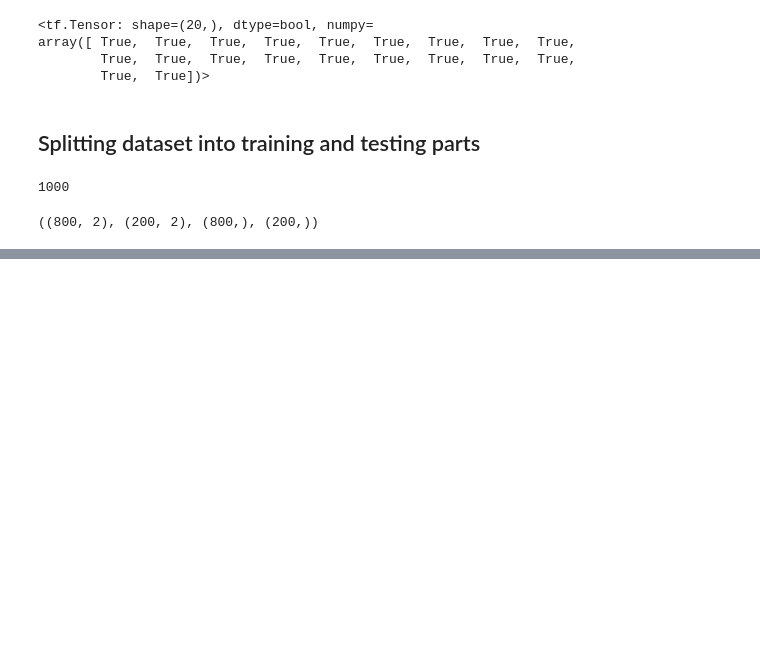
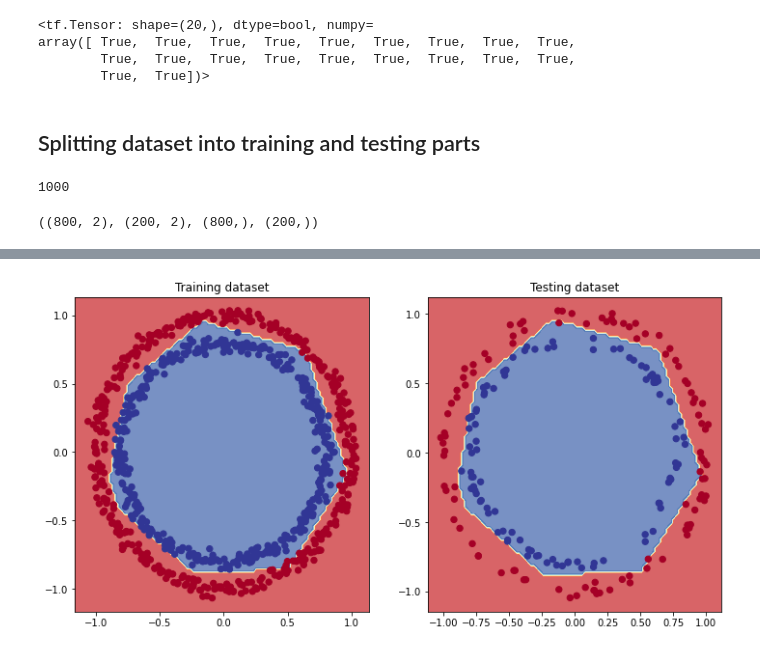
Before and after one commit to LazaUK/UdemyProjects-TensorFlow, a Jupyter notebook: Project4_NNClassification/TensorFlow_04_IntroClassNN_Nonlinear.ipynb, the cells around one changed output, grey strips where cells are left out. Drawn from its saved outputs; the diff is of its cells as text; code cells hidden in the pictures; blank space fills up the shorter version.

```diff
--- a/Project4_NNClassification/TensorFlow_04_IntroClassNN_Nonlinear.ipynb
+++ b/Project4_NNClassification/TensorFlow_04_IntroClassNN_Nonlinear.ipynb
@@ -242,3 +242,20 @@ X_test, y_test = X[800:], y[800:]
 X_train.shape, X_test.shape, y_train.shape, y_test.shape
 # %% [output]
 ((800, 2), (200, 2), (800,), (200,))
+# %%
+# Create a model
+model_nl4 = tf.keras.models.Sequential([
+    tf.keras.layers.Dense(4, activation="relu"),
+    tf.keras.layers.Dense(4, activation="relu"),
+    tf.keras.layers.Dense(1, activation="sigmoid")
+])
+
+# Compile the model
+model_nl4.compile(
+    loss=tf.keras.losses.BinaryCrossentropy(),
+    optimizer=tf.keras.optimizers.Adam(learning_rate=0.01),
+    metrics=["accuracy"]
+)
+
+# Fit the model
+history4 = model_nl4.fit(X_train, y_train, epochs=25)
@@ -244,0 +280,10 @@ X_train.shape, X_test.shape, y_train.shape, y_test.shape
+# %%
+# Plot the decision boundaries for training and testing datasets
+plt.figure(figsize=(12, 6))
+plt.subplot(1, 2, 1)
+plt.title("Training dataset")
+plot_decision_boundary(model=model_nl4, X=X_train, y=y_train)
+plt.subplot(1, 2, 2)
+plt.title("Testing dataset")
+plot_decision_boundary(model_nl4, X_test, y_test)
+# %% [output]
@@ -244,0 +294 @@ X_train.shape, X_test.shape, y_train.shape, y_test.shape
+[figure, added]
```
Also changed, not shown: parts of 2 cells of this notebook.
